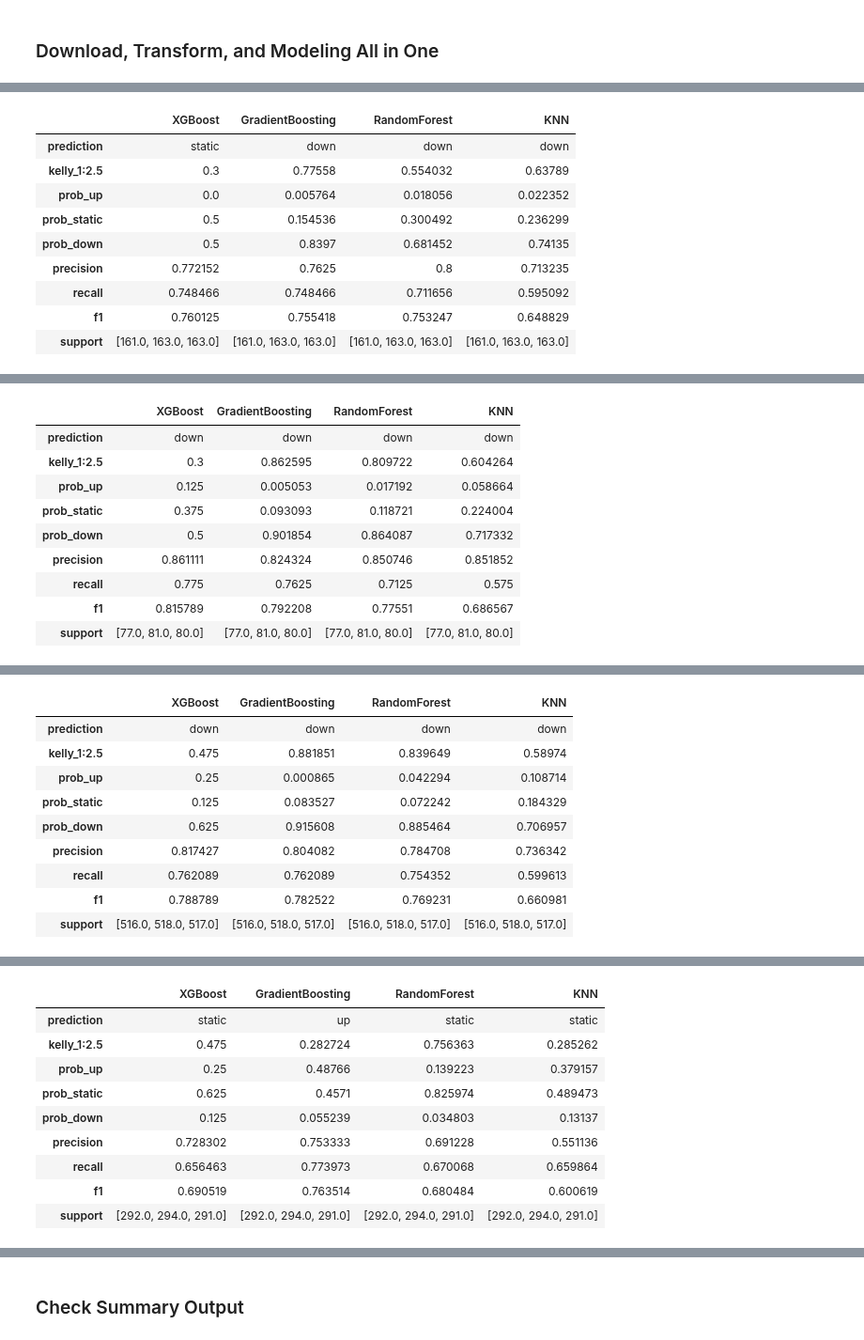
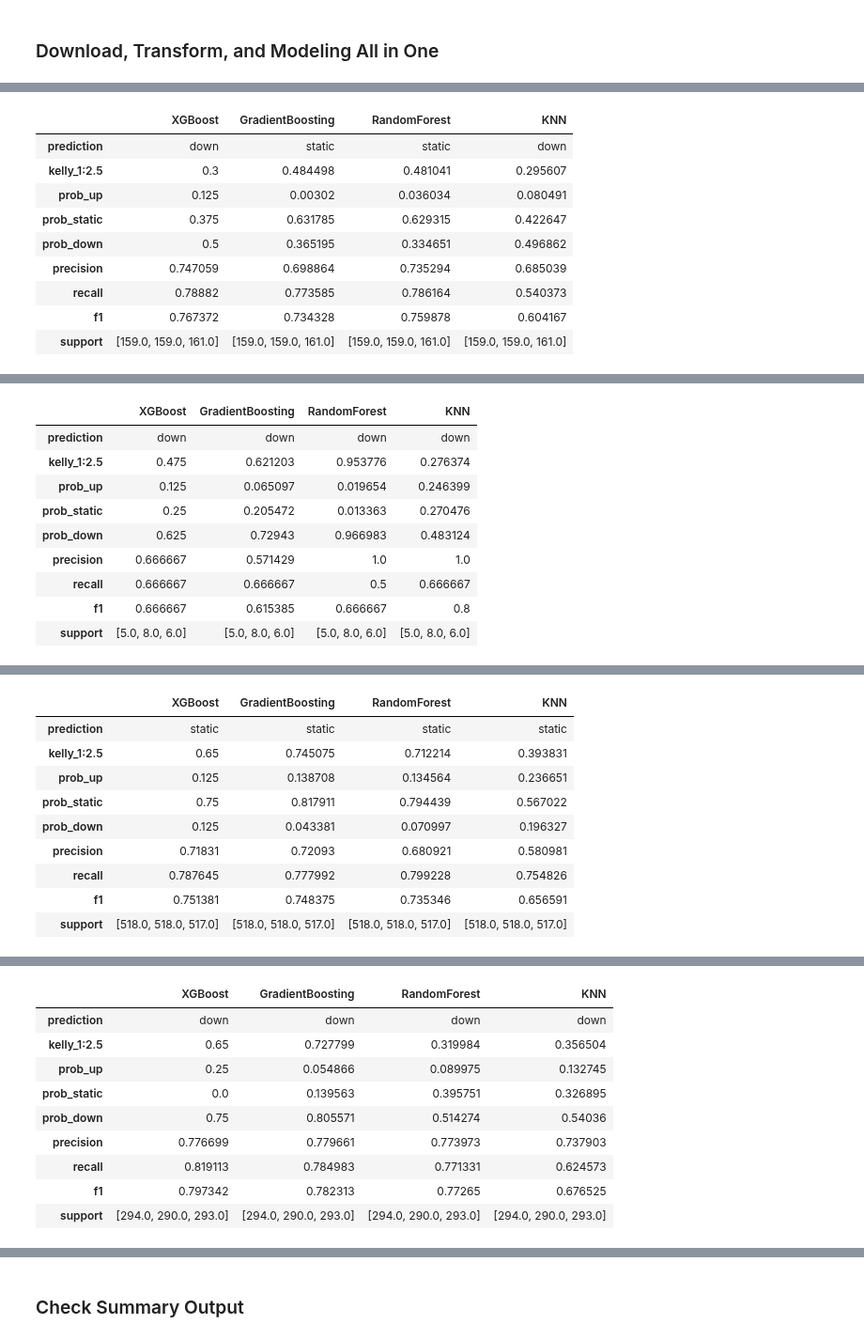
Before and after one commit to yuchild/stock_production, a Jupyter notebook: stock_next_time_frame_predictor.ipynb, the cells around one changed output, grey strips where cells are left out. Shown at 94% size. Drawn from its saved outputs; the diff is of its cells as text; code cells hidden in the pictures.

```diff
--- a/stock_next_time_frame_predictor.ipynb
+++ b/stock_next_time_frame_predictor.ipynb
@@ -43,5 +43,5 @@ from src import functions as f
 # manufactoring suppliers
 # 'lrcs', 'klac', ''
 # %%
-f.predictions('intc')
+f.predictions('bac')
 # %% [output]
@@ -60,10 +60,10 @@ INTC 15m Interval Timestamp: 2024-10-27 02:53:59
 |  | XGBoost | GradientBoosting | RandomForest | KNN |
-| prediction | static | down | down | down |
-| kelly_1:2.5 | 0.3 | 0.77558 | 0.554032 | 0.63789 |
-| prob_up | 0.0 | 0.005764 | 0.018056 | 0.022352 |
-| prob_static | 0.5 | 0.154536 | 0.300492 | 0.236299 |
-| prob_down | 0.5 | 0.8397 | 0.681452 | 0.74135 |
-| precision | 0.772152 | 0.7625 | 0.8 | 0.713235 |
-| recall | 0.748466 | 0.748466 | 0.711656 | 0.595092 |
-| f1 | 0.760125 | 0.755418 | 0.753247 | 0.648829 |
-| support | [161.0, 163.0, 163.0] | [161.0, 163.0, 163.0] | [161.0, 163.0, 163.0] | [161.0, 163.0, 163.0] |
+| prediction | down | static | static | down |
+| kelly_1:2.5 | 0.3 | 0.484498 | 0.481041 | 0.295607 |
+| prob_up | 0.125 | 0.00302 | 0.036034 | 0.080491 |
+| prob_static | 0.375 | 0.631785 | 0.629315 | 0.422647 |
+| prob_down | 0.5 | 0.365195 | 0.334651 | 0.496862 |
+| precision | 0.747059 | 0.698864 | 0.735294 | 0.685039 |
+| recall | 0.78882 | 0.773585 | 0.786164 | 0.540373 |
+| f1 | 0.767372 | 0.734328 | 0.759878 | 0.604167 |
+| support | [159.0, 159.0, 161.0] | [159.0, 159.0, 161.0] | [159.0, 159.0, 161.0] | [159.0, 159.0, 161.0] |
@@ -71,10 +71,10 @@ INTC 30m Interval Timestamp: 2024-10-27 02:54:03
 |  | XGBoost | GradientBoosting | RandomForest | KNN |
 | prediction | down | down | down | down |
-| kelly_1:2.5 | 0.3 | 0.862595 | 0.809722 | 0.604264 |
-| prob_up | 0.125 | 0.005053 | 0.017192 | 0.058664 |
-| prob_static | 0.375 | 0.093093 | 0.118721 | 0.224004 |
-| prob_down | 0.5 | 0.901854 | 0.864087 | 0.717332 |
-| precision | 0.861111 | 0.824324 | 0.850746 | 0.851852 |
-| recall | 0.775 | 0.7625 | 0.7125 | 0.575 |
-| f1 | 0.815789 | 0.792208 | 0.77551 | 0.686567 |
-| support | [77.0, 81.0, 80.0] | [77.0, 81.0, 80.0] | [77.0, 81.0, 80.0] | [77.0, 81.0, 80.0] |
+| kelly_1:2.5 | 0.475 | 0.621203 | 0.953776 | 0.276374 |
+| prob_up | 0.125 | 0.065097 | 0.019654 | 0.246399 |
+| prob_static | 0.25 | 0.205472 | 0.013363 | 0.270476 |
+| prob_down | 0.625 | 0.72943 | 0.966983 | 0.483124 |
+| precision | 0.666667 | 0.571429 | 1.0 | 1.0 |
+| recall | 0.666667 | 0.666667 | 0.5 | 0.666667 |
+| f1 | 0.666667 | 0.615385 | 0.666667 | 0.8 |
+| support | [5.0, 8.0, 6.0] | [5.0, 8.0, 6.0] | [5.0, 8.0, 6.0] | [5.0, 8.0, 6.0] |
@@ -82,10 +82,10 @@ INTC 1h Interval Timestamp: 2024-10-27 02:54:05
 |  | XGBoost | GradientBoosting | RandomForest | KNN |
-| prediction | down | down | down | down |
-| kelly_1:2.5 | 0.475 | 0.881851 | 0.839649 | 0.58974 |
-| prob_up | 0.25 | 0.000865 | 0.042294 | 0.108714 |
-| prob_static | 0.125 | 0.083527 | 0.072242 | 0.184329 |
-| prob_down | 0.625 | 0.915608 | 0.885464 | 0.706957 |
-| precision | 0.817427 | 0.804082 | 0.784708 | 0.736342 |
-| recall | 0.762089 | 0.762089 | 0.754352 | 0.599613 |
-| f1 | 0.788789 | 0.782522 | 0.769231 | 0.660981 |
-| support | [516.0, 518.0, 517.0] | [516.0, 518.0, 517.0] | [516.0, 518.0, 517.0] | [516.0, 518.0, 517.0] |
+| prediction | static | static | static | static |
+| kelly_1:2.5 | 0.65 | 0.745075 | 0.712214 | 0.393831 |
+| prob_up | 0.125 | 0.138708 | 0.134564 | 0.236651 |
+| prob_static | 0.75 | 0.817911 | 0.794439 | 0.567022 |
+| prob_down | 0.125 | 0.043381 | 0.070997 | 0.196327 |
+| precision | 0.71831 | 0.72093 | 0.680921 | 0.580981 |
+| recall | 0.787645 | 0.777992 | 0.799228 | 0.754826 |
+| f1 | 0.751381 | 0.748375 | 0.735346 | 0.656591 |
+| support | [518.0, 518.0, 517.0] | [518.0, 518.0, 517.0] | [518.0, 518.0, 517.0] | [518.0, 518.0, 517.0] |
@@ -93,10 +93,10 @@ INTC 1d Interval Timestamp: 2024-10-27 02:54:18
 |  | XGBoost | GradientBoosting | RandomForest | KNN |
-| prediction | static | up | static | static |
-| kelly_1:2.5 | 0.475 | 0.282724 | 0.756363 | 0.285262 |
-| prob_up | 0.25 | 0.48766 | 0.139223 | 0.379157 |
-| prob_static | 0.625 | 0.4571 | 0.825974 | 0.489473 |
-| prob_down | 0.125 | 0.055239 | 0.034803 | 0.13137 |
-| precision | 0.728302 | 0.753333 | 0.691228 | 0.551136 |
-| recall | 0.656463 | 0.773973 | 0.670068 | 0.659864 |
-| f1 | 0.690519 | 0.763514 | 0.680484 | 0.600619 |
-| support | [292.0, 294.0, 291.0] | [292.0, 294.0, 291.0] | [292.0, 294.0, 291.0] | [292.0, 294.0, 291.0] |
+| prediction | down | down | down | down |
+| kelly_1:2.5 | 0.65 | 0.727799 | 0.319984 | 0.356504 |
+| prob_up | 0.25 | 0.054866 | 0.089975 | 0.132745 |
+| prob_static | 0.0 | 0.139563 | 0.395751 | 0.326895 |
+| prob_down | 0.75 | 0.805571 | 0.514274 | 0.54036 |
+| precision | 0.776699 | 0.779661 | 0.773973 | 0.737903 |
+| recall | 0.819113 | 0.784983 | 0.771331 | 0.624573 |
+| f1 | 0.797342 | 0.782313 | 0.77265 | 0.676525 |
+| support | [294.0, 290.0, 293.0] | [294.0, 290.0, 293.0] | [294.0, 290.0, 293.0] | [294.0, 290.0, 293.0] |
```
Also changed, not shown: parts of 1 cell of this notebook, 14 other files.
